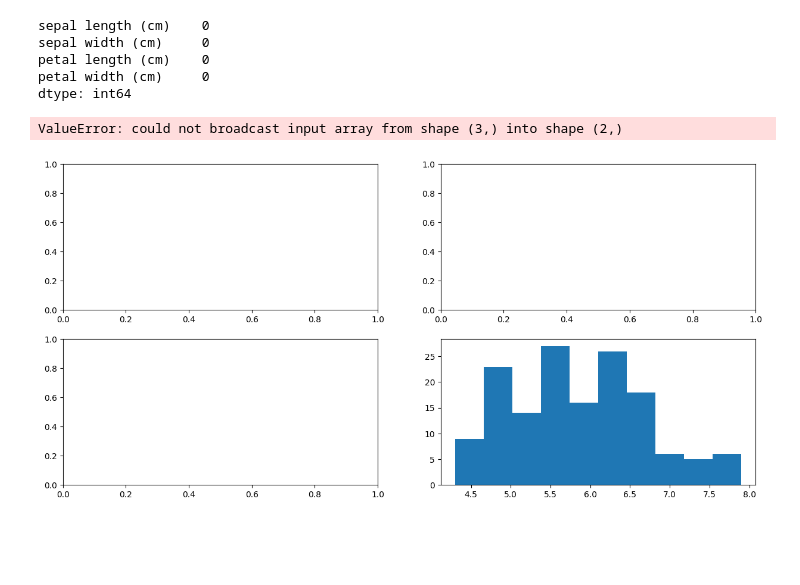
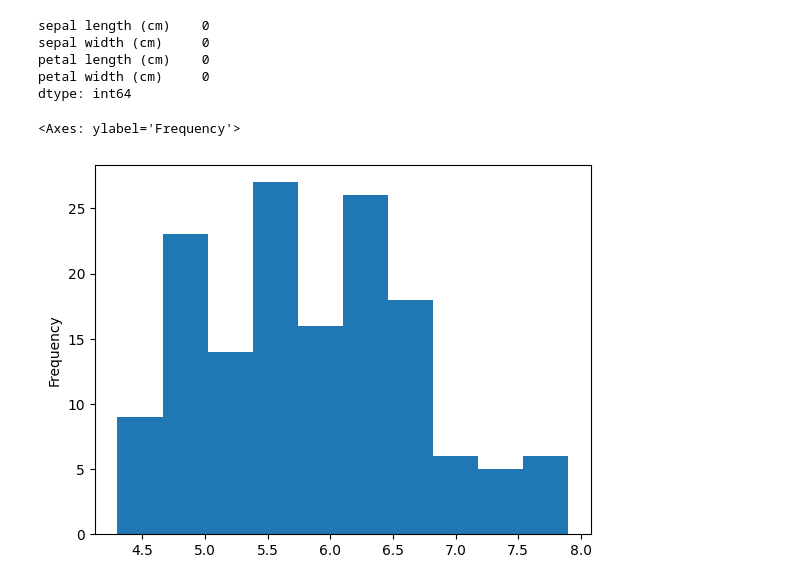
Before and after one commit to henorch/iris_flower_classifier, a Jupyter notebook: EDA.ipynb, the cells around one changed output. Saved outputs shown, nothing was run; the diff lists cells and outputs as text; code cells hidden in the pictures; blank space fills up the shorter version.

```diff
--- a/EDA.ipynb
+++ b/EDA.ipynb
@@ -96,11 +110,7 @@ petal width (cm)     0
 dtype: int64
 # %%
 #Univariate analysis
-fig, ax = plt.subplots(2, 2, figsize=(15, 7))
-ax[0] = plt.hist(df["sepal length (cm)"])
-ax[1] = plt.hist(df["sepal width (cm)"])
-
-plt.show();
+df["sepal length (cm)"].plot(kind="hist")
 # %% [output]
-ValueError: could not broadcast input array from shape (3,) into shape (2,)
+<Axes: ylabel='Frequency'>
-[figure, old version]
+[figure, new version]
```
Also changed, not shown: parts of 20 cells of this notebook.
